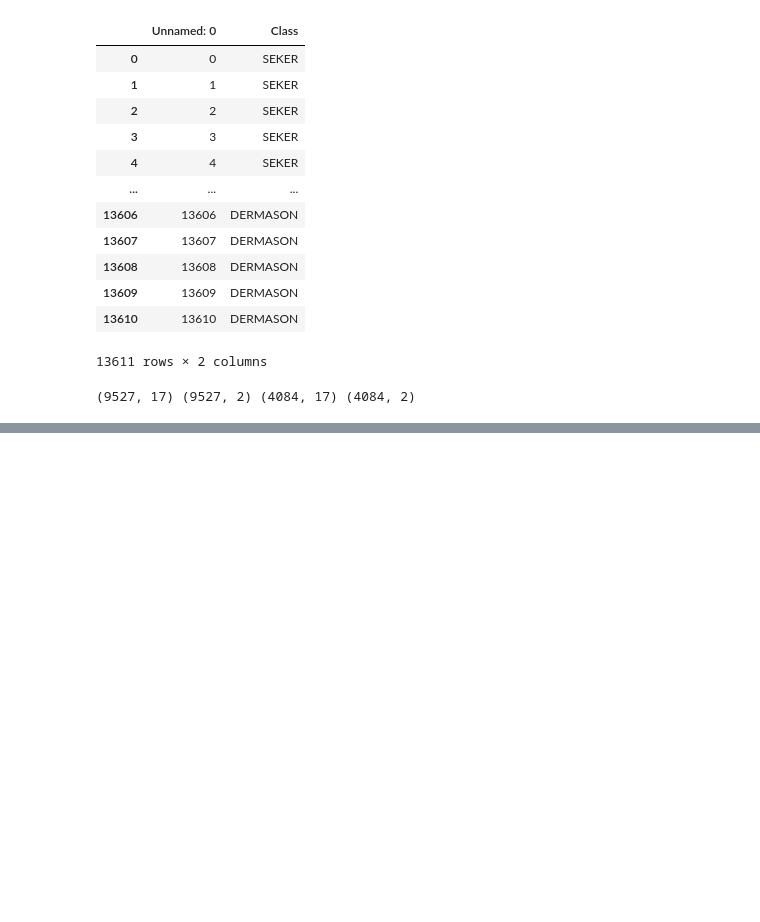
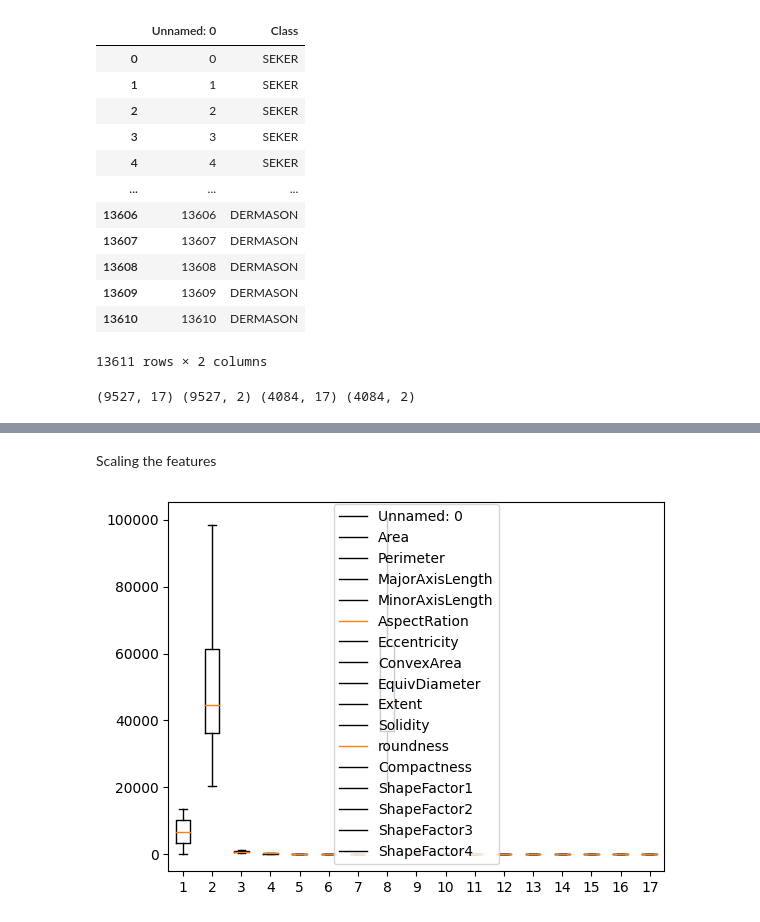
Before and after one commit to Orobrs/Dry-beans-classification, a Jupyter notebook: DryBean.ipynb, the cells around one changed output, grey strips where cells are left out. Cells and saved outputs as stored; diff of their text form; code cells hidden in the pictures; blank space fills up the shorter version.

```diff
--- a/DryBean.ipynb
+++ b/DryBean.ipynb
@@ -189,0 +254,9 @@ y_test.shape)
+# %% [markdown]
+Scaling the features
+# %%
+#box plot
+plt.boxplot(X_train,showfliers=False)
+plt.legend(X_train.columns)
+plt.show()
+# %% [output]
+[figure, added]
```
Also changed, not shown: parts of 6 cells of this notebook, 2 other files.
